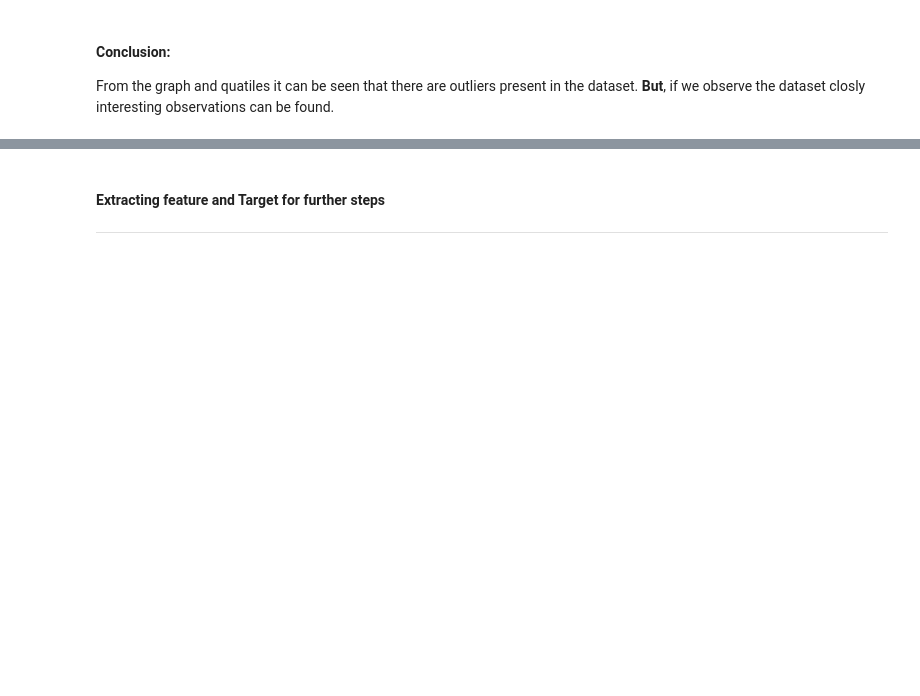
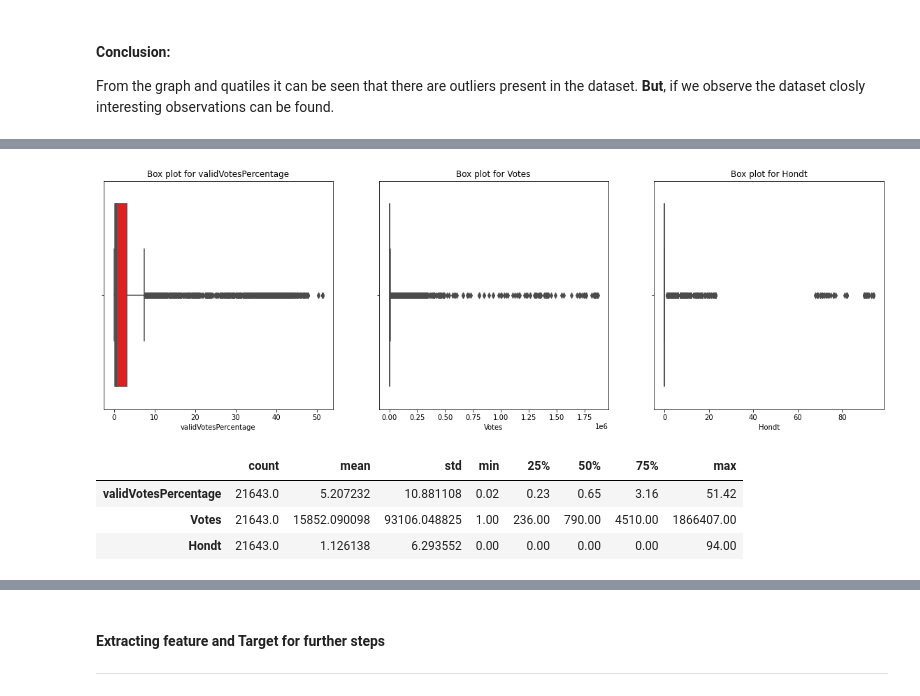
Before and after one commit to sreeh4ri/ictk_projects, a Jupyter notebook: projects/Final-Project/final-project-preprocessing.ipynb, the cells around one changed output, grey strips where cells are left out. Saved outputs shown, nothing was run; the diff lists cells and outputs as text; code cells hidden in the pictures; blank space fills up the shorter version.

```diff
--- a/projects/Final-Project/final-project-preprocessing.ipynb
+++ b/projects/Final-Project/final-project-preprocessing.ipynb
@@ -248,0 +316,12 @@ This is also a valid outlier as we know that our dataset contains rows that repr
+# %%
+# Column set 5
+draw_boxes(colset5[:-1], 1, 3, (20, 6))
+# %% [output]
+[figure, added]
+# %%
+cdata[colset5[:-1]].describe().T
+# %% [output]
+|  | count | mean | std | min | 25% | 50% | 75% | max |
+| validVotesPercentage | 21643.0 | 5.207232 | 10.881108 | 0.02 | 0.23 | 0.65 | 3.16 | 51.42 |
+| Votes | 21643.0 | 15852.090098 | 93106.048825 | 1.00 | 236.00 | 790.00 | 4510.00 | 1866407.00 |
+| Hondt | 21643.0 | 1.126138 | 6.293552 | 0.00 | 0.00 | 0.00 | 0.00 | 94.00 |
```
Also changed, not shown: parts of 43 cells of this notebook, 1 other file.
